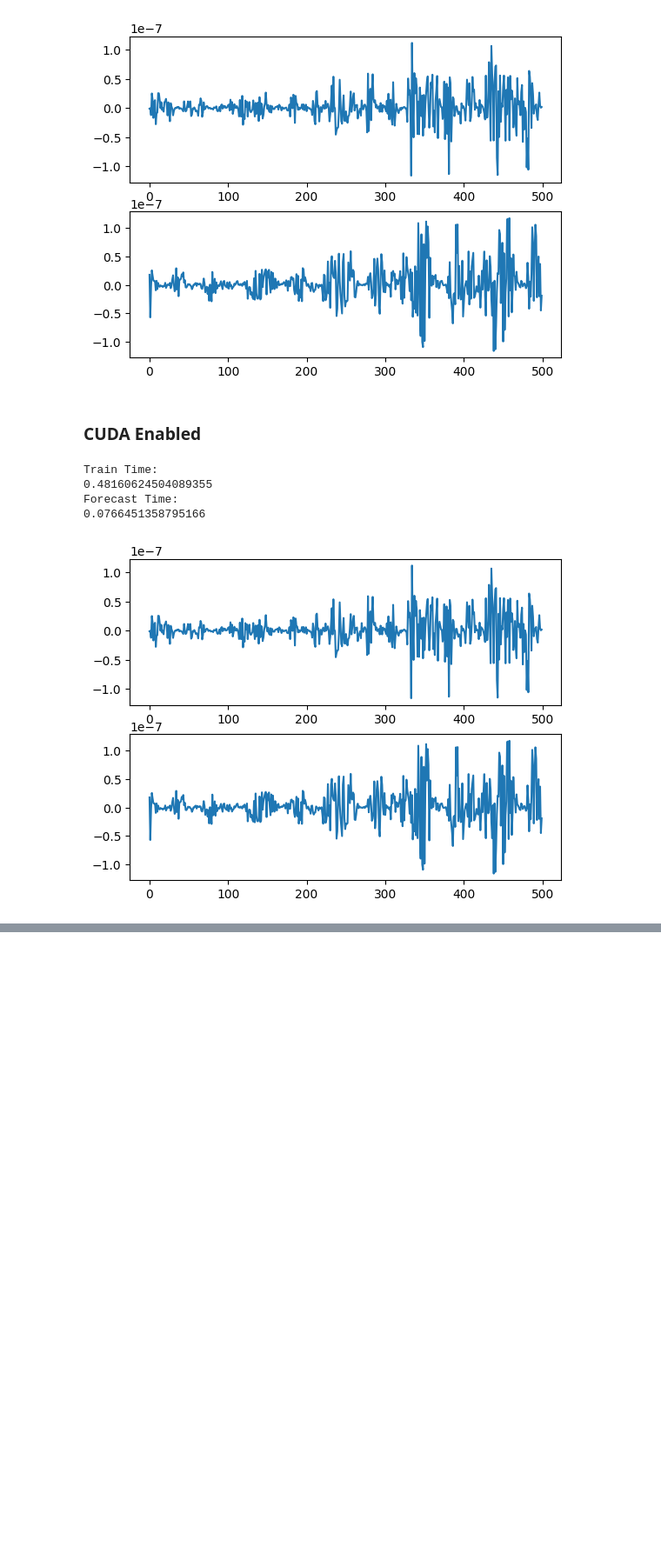
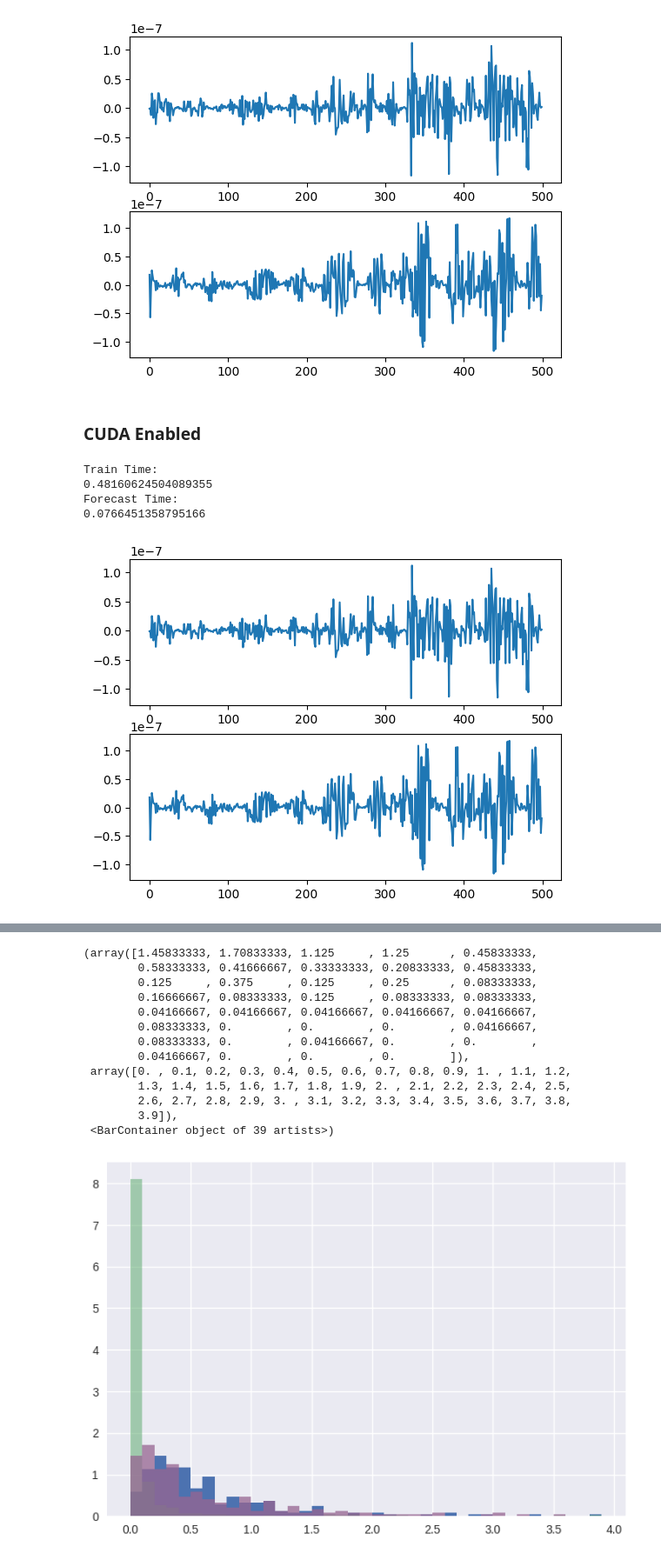
Before and after one commit to Jan-Williams/RNNmpc, a Jupyter notebook: scripts/cuda_test copy.ipynb, the cells around one changed output, grey strips where cells are left out. Shown at 87% size. Saved outputs shown, nothing was run; the diff lists cells and outputs as text; code cells hidden in the pictures; blank space fills up the shorter version.

Commit message:
Results clean up

```diff
--- a/scripts/cuda_test copy.ipynb
+++ b/scripts/cuda_test copy.ipynb
@@ -561,0 +570,4 @@ Forecast Time:
+# %%
+import json
+f = open('/home/jmpw1/Documents/Control/RNNmpc/results/SpringMass/hyperparam_results.json')
+load_dict = json.load(f)
@@ -561,0 +701,14 @@ Forecast Time:
+# %%
+best_lin_key = 0
+best_lin_perf = 100
+for key in load_dict.keys():
+    if load_dict[key]['model_type'] == 'LinearForecaster':
+        perf = load_dict[key]['fcast_dev']
+        if perf < best_fc_perf:
+            best_lin_perf = perf
+            best_lin_key = key
+
+best_lin_model = load_dict[best_lin_key]
+for key in best_lin_model.keys():
+    print(key + ": ")
+    print(best_lin_model[key])
@@ -561,0 +734,50 @@ Forecast Time:
+# %%
+import numpy as np
+import matplotlib.pyplot as plt
+plt.style.use('seaborn-v0_8')
+perf_list_gru = []
+for key in load_dict.keys():
+    if load_dict[key]['model_type'] == 'GRUForecaster':
+        perf = load_dict[key]['fcast_dev']
+        perf_list_gru.append(perf)
+
+plt.hist(perf_list_gru, bins=np.arange(0, 4, 0.1), density=True)
+
+perf_list_esn = []
+for key in load_dict.keys():
+    if load_dict[key]['model_type'] == 'ESNForecaster':
+        perf = load_dict[key]['fcast_dev']
+        perf_list_esn.append(perf)
+
+plt.hist(perf_list_esn, bins=np.arange(0, 4, 0.1), density=True, alpha=0.5)
+
+perf_list_lstm = []
+for key in load_dict.keys():
+    if load_dict[key]['model_type'] == 'LSTMForecaster':
+        perf = load_dict[key]['fcast_dev']
+        perf_list_lstm.append(perf)
+
+plt.hist(perf_list_lstm, bins=np.arange(0, 4, 0.1), density=True, alpha=0.5)
+
+perf_list_fc = []
+for key in load_dict.keys():
+    if load_dict[key]['model_type'] == 'LSTMForecaster':
+        perf = load_dict[key]['fcast_dev']
+        perf_list_lstm.append(perf)
+
+plt.hist(perf_list_lstm, bins=np.arange(0, 4, 0.1), density=True, alpha=0.5)
+# %% [output]
+(array([1.45833333, 1.70833333, 1.125     , 1.25      , 0.45833333,
+        0.58333333, 0.41666667, 0.33333333, 0.20833333, 0.45833333,
+        0.125     , 0.375     , 0.125     , 0.25      , 0.08333333,
+        0.16666667, 0.08333333, 0.125     , 0.08333333, 0.08333333,
+        0.04166667, 0.04166667, 0.04166667, 0.04166667, 0.04166667,
+        0.08333333, 0.        , 0.        , 0.        , 0.04166667,
+        0.08333333, 0.        , 0.04166667, 0.        , 0.        ,
+        0.04166667, 0.        , 0.        , 0.        ]),
+ array([0. , 0.1, 0.2, 0.3, 0.4, 0.5, 0.6, 0.7, 0.8, 0.9, 1. , 1.1, 1.2,
+        1.3, 1.4, 1.5, 1.6, 1.7, 1.8, 1.9, 2. , 2.1, 2.2, 2.3, 2.4, 2.5,
+        2.6, 2.7, 2.8, 2.9, 3. , 3.1, 3.2, 3.3, 3.4, 3.5, 3.6, 3.7, 3.8,
+        3.9]),
+ <BarContainer object of 39 artists>)
+[figure, added]
```
Also changed, not shown: parts of 7 cells of this notebook, 28 other files.
